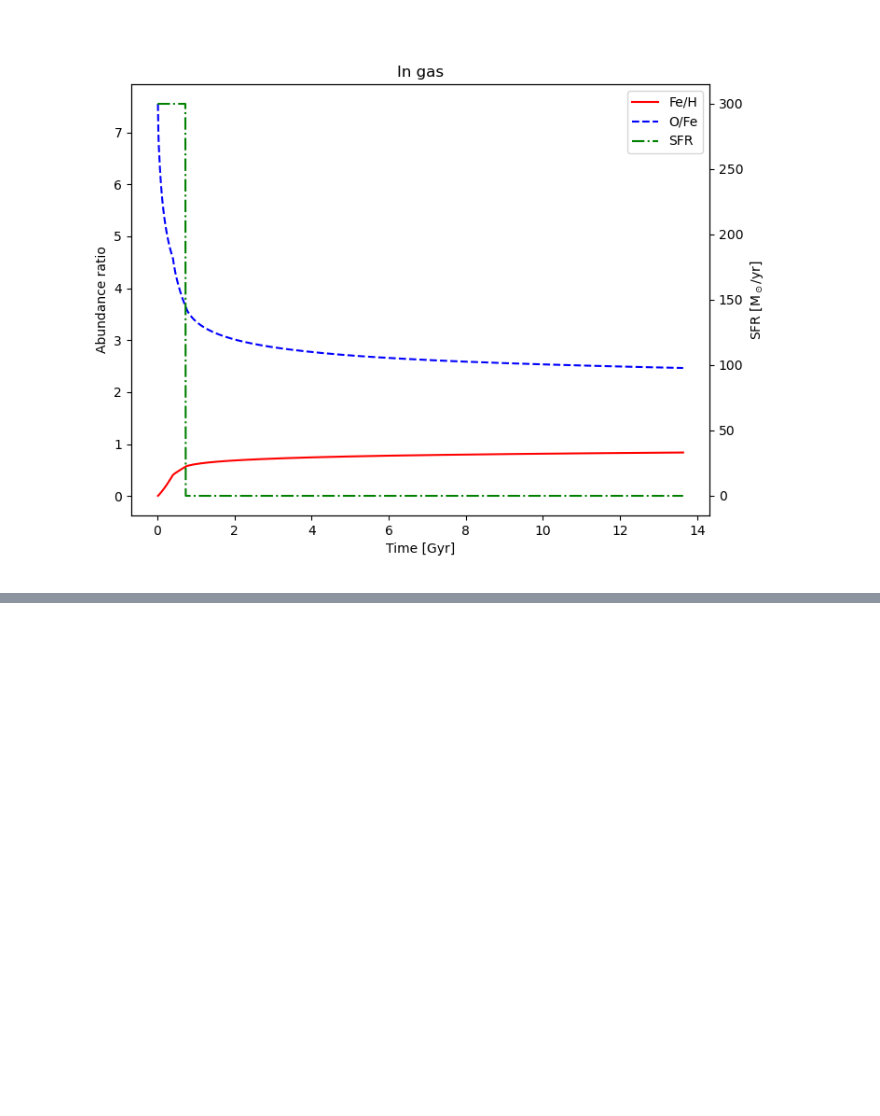
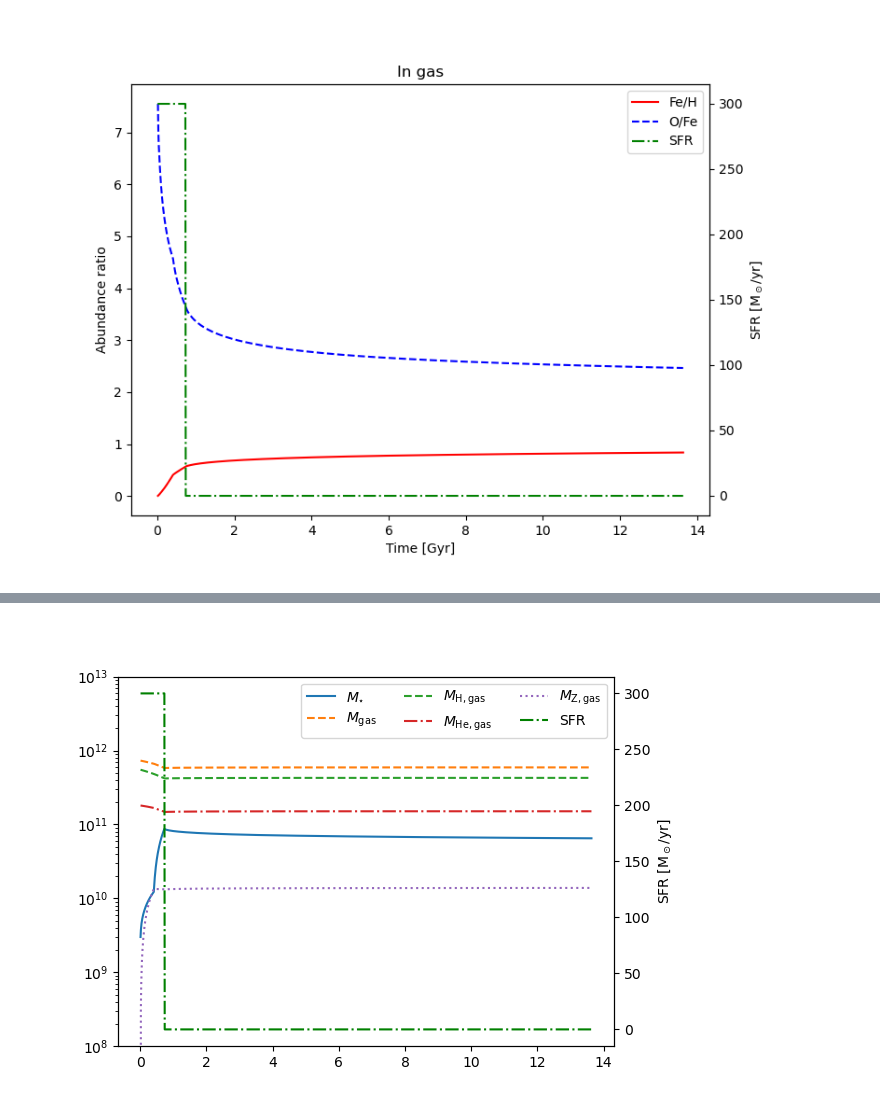
Before and after one commit to liuguanfu1120/ChemEvoIMF, a Jupyter notebook: read_results_example.ipynb, the cells around one changed output, grey strips where cells are left out. Cells and saved outputs as stored; diff of their text form; code cells hidden in the pictures; blank space fills up the shorter version.

```diff
--- a/read_results_example.ipynb
+++ b/read_results_example.ipynb
@@ -43,0 +58,21 @@ plt.show()
+# %%
+fig, ax = plt.subplots()
+line1, = ax.plot(SFH['Age']/1e9, StellarMass, '-')
+line2, = ax.plot(SFH['Age']/1e9, GasElement.sum(axis=1), '--')
+line3, = ax.plot(SFH['Age']/1e9, GasElement[:, constants.elem_names.index('H')], '--')
+line4, = ax.plot(SFH['Age']/1e9, GasElement[:, constants.elem_names.index('He')], '-.')
+line5, = ax.plot(SFH['Age']/1e9, GasElement[:, constants.elem_names.index('Li'):].sum(axis=1), ':')
+
+ax1 = ax.twinx()
+line6, = ax1.plot(SFH['Age']/1e9, SFH['SFR'], 'g-.')
+ax.set_xlabel('Time [Gyr]')
+ax.set_ylabel(r'Mass [$M_{\odot}$]')
+ax1.set_ylabel(r'SFR [M$_\odot$/yr]')
+ax.legend([line1, line2, line3, line4, line5, line6],
+          [r'$M_{\star}$', r'$M_{\rm gas}$', r'$M_{\rm H, gas}$', r'$M_{\rm He, gas}$', r'$M_{\rm Z, gas}$', 'SFR'], ncol=3)
+
+ax.semilogy()
+ax.set_ylim(1e8, 1e13)
+plt.show()
+# %% [output]
+[figure, added]
```
Also changed, not shown: parts of 11 cells of this notebook, 15 other files.
